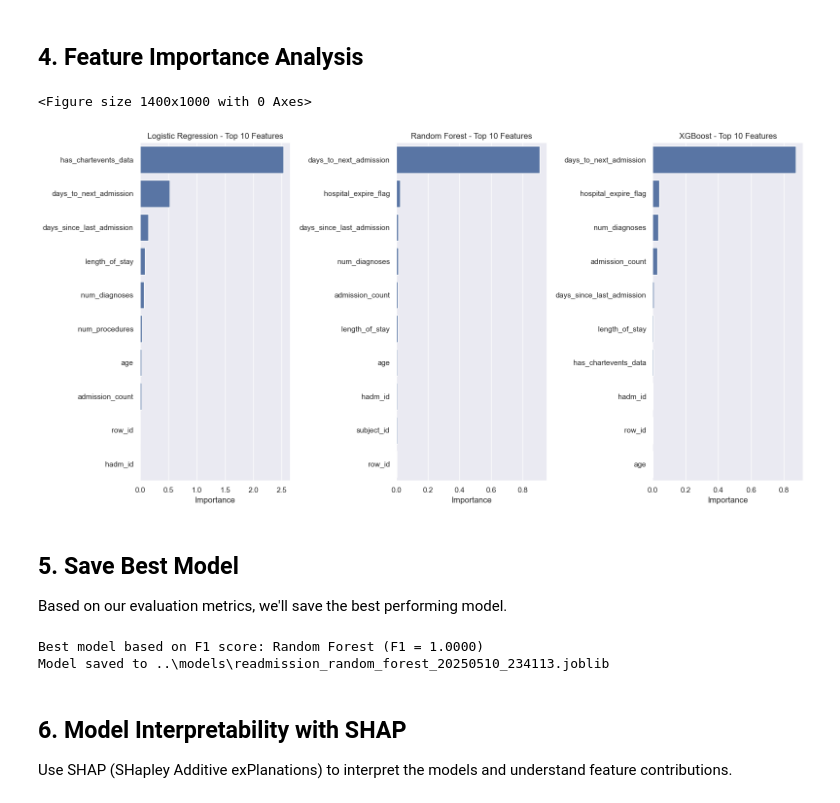
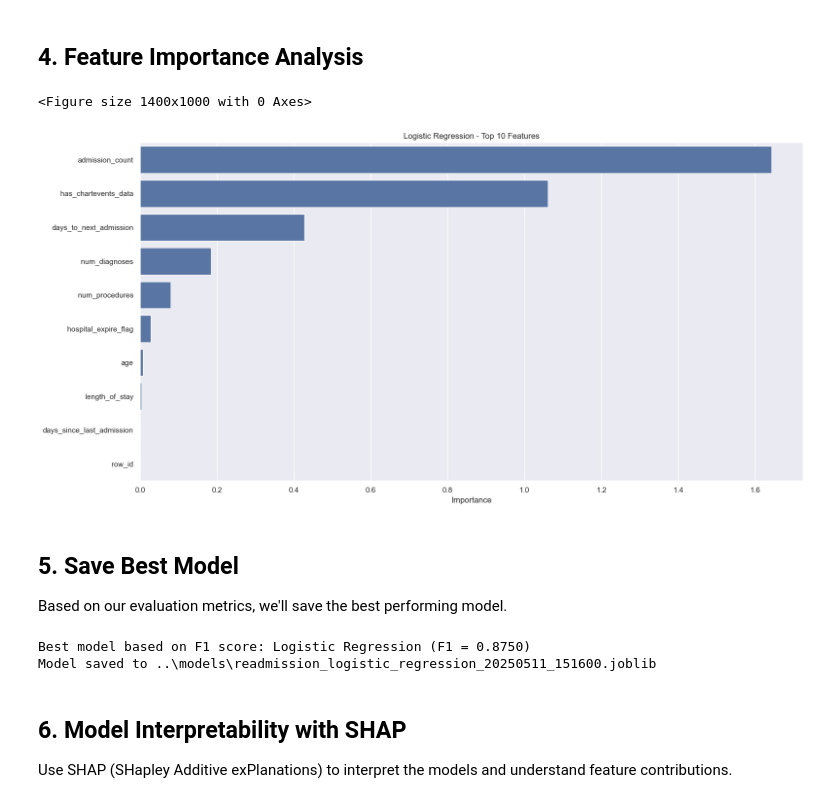
Before and after one commit to SakshamTyagii/heartbyte, a Jupyter notebook: notebooks/03_model_training.ipynb, the cells around one changed output. Cells and saved outputs as stored; diff of their text form; code cells hidden in the pictures.

```diff
--- a/notebooks/03_model_training.ipynb
+++ b/notebooks/03_model_training.ipynb
@@ -278,19 +252,0 @@ ROC AUC: 1.0000
-# %%
-# Train XGBoost model
-print("Training XGBoost model...")
-xgb_model = train_xgboost(X_train, y_train)
-
-# Evaluate model
-xgb_results = evaluate_model(xgb_model, X_test, y_test, feature_names)
-results['xgboost'] = xgb_results
-
-# Display evaluation
-print("\nXGBoost Performance:")
-print(f"Accuracy: {xgb_results['accuracy']:.4f}")
-print(f"Precision: {xgb_results['precision']:.4f}")
-print(f"Recall: {xgb_results['recall']:.4f}")
-print(f"F1 Score: {xgb_results['f1']:.4f}")
-print(f"ROC AUC: {xgb_results['roc_auc']:.4f}")
-
-# Plot evaluation
-plot_model_evaluation(xgb_results, "XGBoost")
@@ -350,46 +294,46 @@ plt.figure(figsize=(14, 10))
 
 # Get top 10 features from each model
 feature_data = {}
 top_n = 10
 
 if 'feature_importance' in results['logistic_regression']:
     lr_fi = results['logistic_regression']['feature_importance']
     feature_data['Logistic Regression'] = {
         'names': lr_fi['names'][:top_n],
         'values': lr_fi['values'][:top_n]
     }
 
-if 'feature_importance' in results['random_forest']:
-    rf_fi = results['random_forest']['feature_importance']
-    feature_data['Random Forest'] = {
-        'names': rf_fi['names'][:top_n],
-        'values': rf_fi['values'][:top_n]
-    }
+# if 'feature_importance' in results['random_forest']:
+#     rf_fi = results['random_forest']['feature_importance']
+#     feature_data['Random Forest'] = {
+#         'names': rf_fi['names'][:top_n],
+#         # 'values': rf_fi['values'][:top_n]
+    # }
 
-if 'feature_importance' in results['xgboost']:
-    xgb_fi = results['xgboost']['feature_importance']
-    feature_data['XGBoost'] = {
-        'names': xgb_fi['names'][:top_n],
-        'values': xgb_fi['values'][:top_n]
-    }
+# if 'feature_importance' in results['xgboost']:
+#     xgb_fi = results['xgboost']['feature_importance']
+#     feature_data['XGBoost'] = {
+#         'names': xgb_fi['names'][:top_n],
+#         'values': xgb_fi['values'][:top_n]
+#     }
 
 # Plot top features for each model
 num_models = len(feature_data)
 fig, axes = plt.subplots(1, num_models, figsize=(16, 8))
 
 for i, (model_name, data) in enumerate(feature_data.items()):
     ax = axes[i] if num_models > 1 else axes
     sns.barplot(x=data['values'], y=data['names'], ax=ax)
     ax.set_title(f"{model_name} - Top {top_n} Features")
     ax.set_xlabel('Importance')
     if i > 0 and num_models > 1:
         ax.set_ylabel('')
 
 plt.tight_layout()
 plt.show()
 # %% [output]
 <Figure size 1400x1000 with 0 Axes>
-[figure, old version]
+[figure, new version]
 # %% [markdown]
 ## 5. Save Best Model
 
@@ -398,8 +342,8 @@ Based on our evaluation metrics, we'll save the best performing model.
 # Determine the best model based on F1 score (balances precision and recall)
 f1_scores = {
     'Logistic Regression': results['logistic_regression']['f1'],
-    'Random Forest': results['random_forest']['f1'],
-    'XGBoost': results['xgboost']['f1']
+    # 'Random Forest': results['random_forest']['f1'],
+    # 'XGBoost': results['xgboost']['f1']
 }
 
 best_model_name = max(f1_scores, key=f1_scores.get)
@@ -408,8 +352,8 @@ print(f"Best model based on F1 score: {best_model_name} (F1 = {f1_scores[best_mo
 # Save the best model
 models = {
     'Logistic Regression': lr_model,
-    'Random Forest': rf_model,
-    'XGBoost': xgb_model
+    # 'Random Forest': rf_model,
+    # 'XGBoost': xgb_model
 }
 
 best_model = models[best_model_name]
@@ -421,8 +365,8 @@ model_filename = model_dir / f"readmission_{best_model_name.lower().replace(' ',
 
 save_model(best_model, model_filename)
 # %% [output]
-Best model based on F1 score: Random Forest (F1 = 1.0000)
-Model saved to ..\models\readmission_random_forest_20250510_234113.joblib
+Best model based on F1 score: Logistic Regression (F1 = 0.8750)
+Model saved to ..\models\readmission_logistic_regression_20250511_151600.joblib
 # %% [markdown]
 ## 6. Model Interpretability with SHAP
 
```
Also changed, not shown: parts of 15 cells of this notebook.
